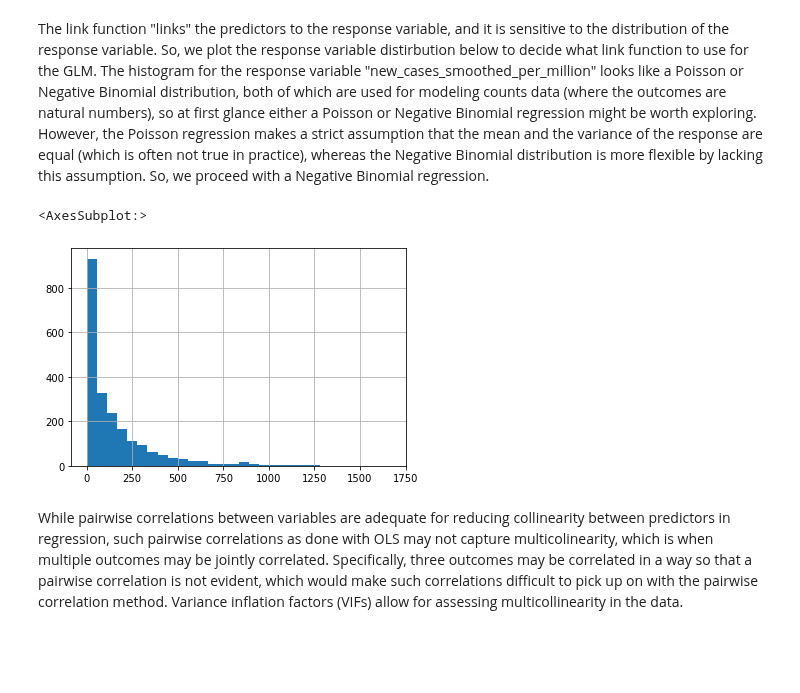
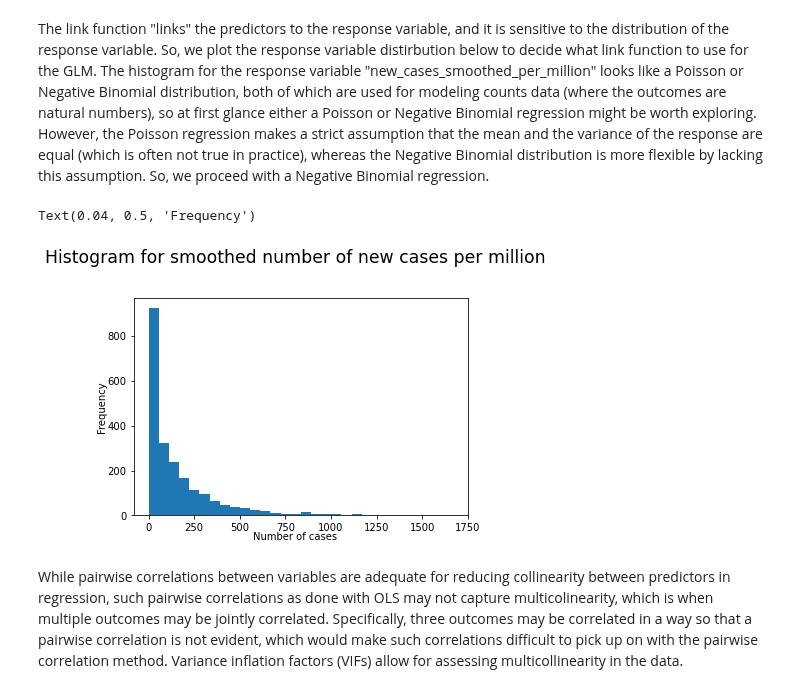
Before and after one commit to gportill/ml_final_project, a Jupyter notebook: Final_Project_Notebook.ipynb, the cells around one changed output. Saved outputs shown, nothing was run; the diff lists cells and outputs as text; code cells hidden in the pictures; blank space fills up the shorter version.

```diff
--- a/Final_Project_Notebook.ipynb
+++ b/Final_Project_Notebook.ipynb
@@ -613,27 +610,32 @@ import statsmodels.api as sm
 from statsmodels.stats.outliers_influence import variance_inflation_factor
 # %% [markdown]
 The link function "links" the predictors to the response variable, and it is sensitive to the distribution of the response variable. So, we plot the response variable distirbution below to decide what link function to use for the GLM. The histogram for the response variable "new_cases_smoothed_per_million" looks like a Poisson or Negative Binomial distribution, both of which are used for modeling counts data (where the outcomes are natural numbers), so at first glance either a Poisson or Negative Binomial regression might be worth exploring. However, the Poisson regression makes a strict assumption that the mean and the variance of the response are equal (which is often not true in practice), whereas the Negative Binomial distribution is more flexible by lacking this assumption. So, we proceed with a Negative Binomial regression.
-# %%
-## GLM for naive model
-
-
-## Load data like for OLS
-path_full = os.path.join(personal_path, "Data/biweekly_imputed_old_fixed.csv")
-df = pd.read_csv(path_full)
-df.replace([np.inf, -np.inf], np.nan, inplace=True)
-
-df.dropna(inplace=True)
-y_cases = df['new_cases_smoothed_per_million']
-X_cases = df.drop(['non_who', 'Unnamed: 0', 'date', 'iso_code','month_yr','new_cases_smoothed_per_million', 'new_deaths_smoothed_per_million'], axis = 1)
-
-## Only samples with outcomes greater than 0 make sense for Negative Binomial GLM, which assumes that outcome is counts data
-df.replace([np.inf, -np.inf], np.nan, inplace=True)
-X_cases = X_cases.loc[y_cases>0,:]
-y_cases = y_cases.loc[y_cases>0]
-
-y_cases.hist(bins=30)
-# %% [output]
-<AxesSubplot:>
-[figure, removed]
+# %%
+## GLM for naive model
+
+## Load data like for OLS
+path_full = os.path.join(personal_path, "Data/biweekly_imputed_old_fixed.csv")
+df = pd.read_csv(path_full)
+
+## GLM software is sensitive to presence of any NAs, so remove these
+df_cases = df.drop(['Unnamed: 0', 'date', 'iso_code','month_yr'], axis = 1)
+df_cases.replace([np.inf, -np.inf], np.nan, inplace=True)
+df_cases[df_cases < 0] = np.nan  ## All the variables in the analysis are defined as having nonnegative values, so otherwise is an error
+df_cases.dropna(inplace=True)
+
+##
+y_cases = df_cases['new_cases_smoothed_per_million']
+X_cases = df_cases.drop(['new_cases_smoothed_per_million', 'new_deaths_smoothed_per_million'], axis = 1)
+
+## Plot histogram of number of cases
+fig, axes = plt.subplots(nrows=1, ncols=1, sharex=True, sharey=True)
+y_cases.hist(bins=30)
+axes.grid(False)
+plt.suptitle('Histogram for smoothed number of new cases per million', x=0.5, y=1.05, ha='center', fontsize='xx-large')
+fig.text(0.5, 0.04, 'Number of cases', ha='center')
+fig.text(0.04, 0.5, 'Frequency', va='center', rotation='vertical')
+# %% [output]
+Text(0.04, 0.5, 'Frequency')
+[figure, added]
 # %% [markdown]
 While pairwise correlations between variables are adequate for reducing collinearity between predictors in regression, such pairwise correlations as done with OLS may not capture multicolinearity, which is when multiple outcomes may be jointly correlated. Specifically, three outcomes may be correlated in a way so that a pairwise correlation is not evident, which would make such correlations difficult to pick up on with the pairwise correlation method. Variance inflation factors (VIFs) allow for assessing multicollinearity in the data.
```
Also changed, not shown: parts of 38 cells of this notebook.
